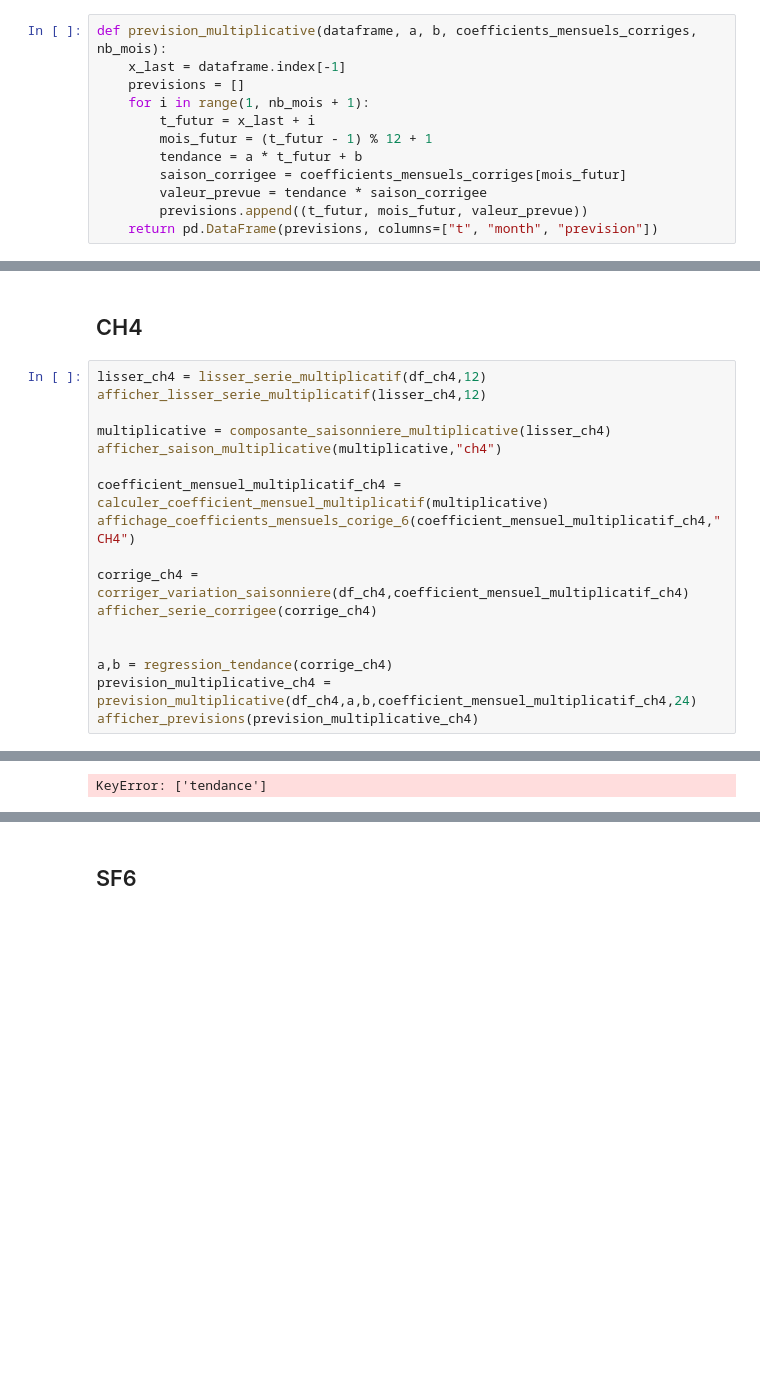
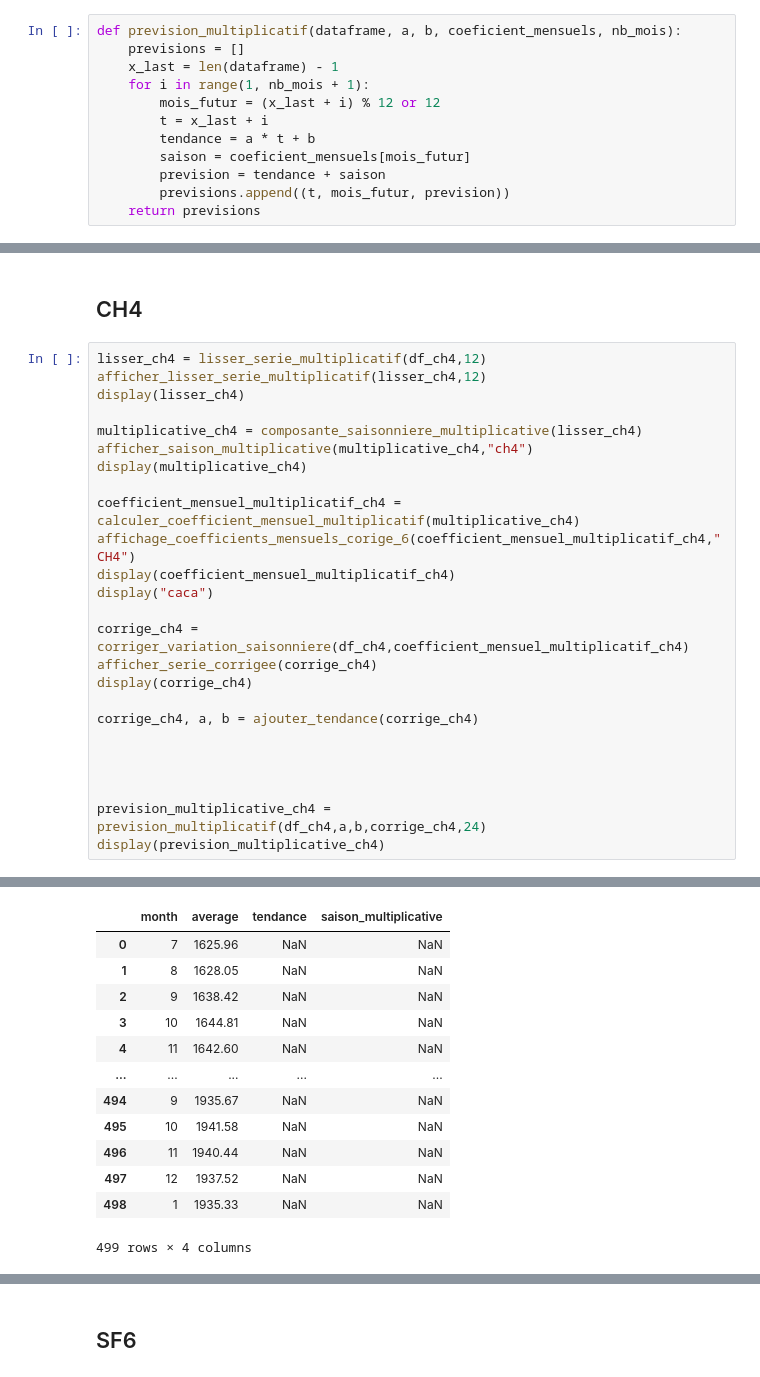
Before and after one commit to AxelGiovannai/Stat_Project, a Jupyter notebook: notebook1.ipynb, the cells around one changed output, grey strips where cells are left out. Drawn from its saved outputs; the diff is of its cells as text; blank space fills up the shorter version.

```diff
--- a/notebook1.ipynb
+++ b/notebook1.ipynb
@@ -465,15 +478,15 @@ def regression_tendance(dataframe):
     a, b = np.polyfit(t, y, deg=1)
     return a, b
 # %%
-def prevision_multiplicative(dataframe, a, b, coefficients_mensuels_corriges, nb_mois):
-    x_last = dataframe.index[-1]
+def prevision_multiplicatif(dataframe, a, b, coeficient_mensuels, nb_mois):
     previsions = []
+    x_last = len(dataframe) - 1
     for i in range(1, nb_mois + 1):
-        t_futur = x_last + i
-        mois_futur = (t_futur - 1) % 12 + 1
-        tendance = a * t_futur + b
-        saison_corrigee = coefficients_mensuels_corriges[mois_futur]
-        valeur_prevue = tendance * saison_corrigee
-        previsions.append((t_futur, mois_futur, valeur_prevue))
-    return pd.DataFrame(previsions, columns=["t", "month", "prevision"])
+        mois_futur = (x_last + i) % 12 or 12
+        t = x_last + i
+        tendance = a * t + b
+        saison = coeficient_mensuels[mois_futur]
+        prevision = tendance + saison
+        previsions.append((t, mois_futur, prevision))
+    return previsions
 # %%
@@ -490,19 +508,27 @@ def afficher_previsions(df_previsions):
 # %%
 lisser_ch4 = lisser_serie_multiplicatif(df_ch4,12)
 afficher_lisser_serie_multiplicatif(lisser_ch4,12)
+display(lisser_ch4)
 
-multiplicative = composante_saisonniere_multiplicative(lisser_ch4)
-afficher_saison_multiplicative(multiplicative,"ch4")
+multiplicative_ch4 = composante_saisonniere_multiplicative(lisser_ch4)
+afficher_saison_multiplicative(multiplicative_ch4,"ch4")
+display(multiplicative_ch4)
 
-coefficient_mensuel_multiplicatif_ch4 = calculer_coefficient_mensuel_multiplicatif(multiplicative)
+coefficient_mensuel_multiplicatif_ch4 = calculer_coefficient_mensuel_multiplicatif(multiplicative_ch4)
 affichage_coefficients_mensuels_corige_6(coefficient_mensuel_multiplicatif_ch4,"CH4")
+display(coefficient_mensuel_multiplicatif_ch4)
+display("caca")
 
 corrige_ch4 = corriger_variation_saisonniere(df_ch4,coefficient_mensuel_multiplicatif_ch4)
 afficher_serie_corrigee(corrige_ch4)
+display(corrige_ch4)
+
+corrige_ch4, a, b = ajouter_tendance(corrige_ch4)
 
 
-a,b = regression_tendance(corrige_ch4)
-prevision_multiplicative_ch4 = prevision_multiplicative(df_ch4,a,b,coefficient_mensuel_multiplicatif_ch4,24)
-afficher_previsions(prevision_multiplicative_ch4)
+
+
+prevision_multiplicative_ch4 = prevision_multiplicatif(df_ch4,a,b,corrige_ch4,24)
+display(prevision_multiplicative_ch4)
 # %% [output]
 [figure]
@@ -509,2 +548,15 @@ afficher_previsions(prevision_multiplicative_ch4)
 [figure]
+|  | month | average | tendance | saison_multiplicative |
+| 0 | 7 | 1625.96 | NaN | NaN |
+| 1 | 8 | 1628.05 | NaN | NaN |
+| 2 | 9 | 1638.42 | NaN | NaN |
+| 3 | 10 | 1644.81 | NaN | NaN |
+| 4 | 11 | 1642.60 | NaN | NaN |
+| ... | ... | ... | ... | ... |
+| 494 | 9 | 1935.67 | NaN | NaN |
+| 495 | 10 | 1941.58 | NaN | NaN |
+| 496 | 11 | 1940.44 | NaN | NaN |
+| 497 | 12 | 1937.52 | NaN | NaN |
+| 498 | 1 | 1935.33 | NaN | NaN |
+499 rows × 4 columns
 [figure]
@@ -511,2 +578 @@ afficher_previsions(prevision_multiplicative_ch4)
 [figure]
-KeyError: ['tendance']
```
Also changed, not shown: parts of 3 cells of this notebook.
